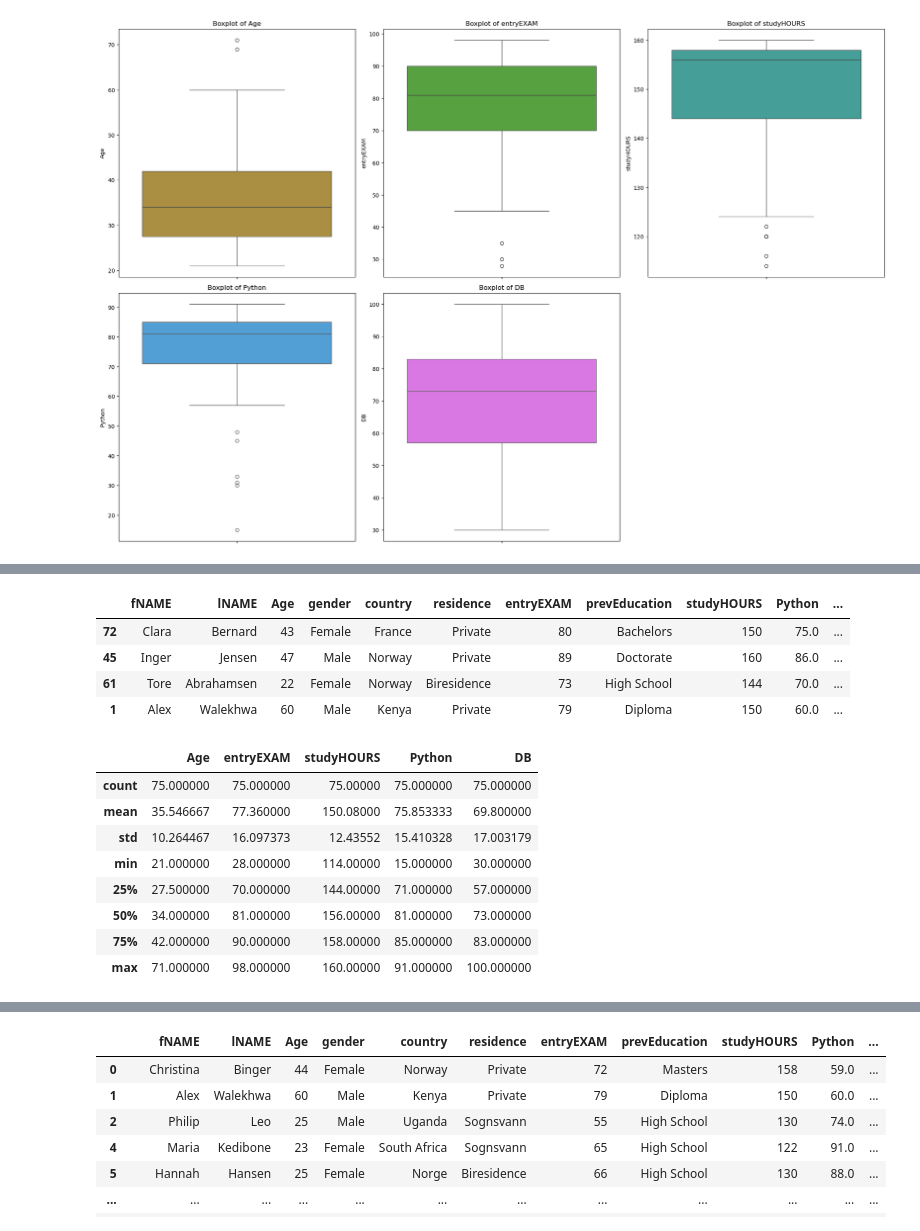
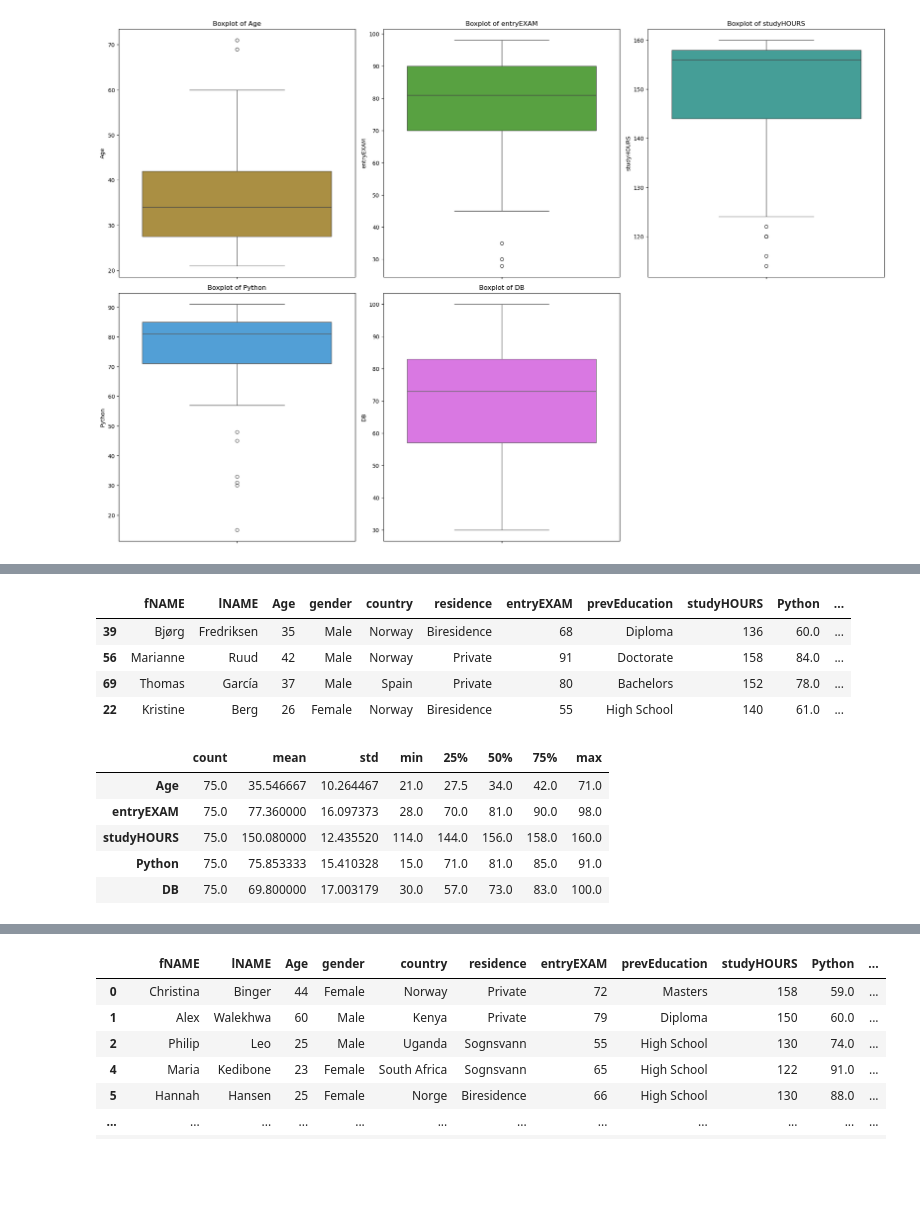
Before and after one commit to Moein1239/Student-Success-Optimization, a Jupyter notebook: Code/United1.ipynb, the cells around one changed output, grey strips where cells are left out. Drawn from its saved outputs; the diff is of its cells as text; code cells hidden in the pictures; blank space fills up the shorter version.

```diff
--- a/Code/United1.ipynb
+++ b/Code/United1.ipynb
@@ -85,7 +121,7 @@ plt.show()
 df['gender'] = df['gender'].replace({'M': 'Male','F': 'Female'})
 df['gender'] = df['gender'].replace({'male': 'Male','female': 'Female'})
 df['residence'] = df['residence'].str.replace(r'[\s\-_]', '', regex=True)
-df['prevEducation'] = df['prevEducation'].replace({'Diplomaaa': 'Diploma'})
+df['prevEducation'] = df['prevEducation'].replace({'Diplomaaa': 'Diploma','Barrrchelors':'Bachelors'})
 df['prevEducation'] = df['prevEducation'].str.replace(r'(?i)^Highschool$', 'High School', regex=True)
 # Alignment of letters
 df['country'] = df['country'].str.strip().str.title()
@@ -95,22 +131,19 @@ df['prevEducation'] = df['prevEducation'].str.strip().str.title()
 df.sample(4)
 # %% [output]
 |  | fNAME | lNAME | Age | gender | country | residence | entryEXAM | prevEducation | studyHOURS | Python | ... |
-| 72 | Clara | Bernard | 43 | Female | France | Private | 80 | Bachelors | 150 | 75.0 | ... |
-| 45 | Inger | Jensen | 47 | Male | Norway | Private | 89 | Doctorate | 160 | 86.0 | ... |
-| 61 | Tore | Abrahamsen | 22 | Female | Norway | Biresidence | 73 | High School | 144 | 70.0 | ... |
-| 1 | Alex | Walekhwa | 60 | Male | Kenya | Private | 79 | Diploma | 150 | 60.0 | ... |
+| 39 | Bjørg | Fredriksen | 35 | Male | Norway | Biresidence | 68 | Diploma | 136 | 60.0 | ... |
+| 56 | Marianne | Ruud | 42 | Male | Norway | Private | 91 | Doctorate | 158 | 84.0 | ... |
+| 69 | Thomas | García | 37 | Male | Spain | Private | 80 | Bachelors | 152 | 78.0 | ... |
+| 22 | Kristine | Berg | 26 | Female | Norway | Biresidence | 55 | High School | 140 | 61.0 | ... |
 # %%
 #EDA
 
-df.describe()
+df.describe().T
 # %% [output]
-|  | Age | entryEXAM | studyHOURS | Python | DB |
-| count | 75.000000 | 75.000000 | 75.00000 | 75.000000 | 75.000000 |
-| mean | 35.546667 | 77.360000 | 150.08000 | 75.853333 | 69.800000 |
-| std | 10.264467 | 16.097373 | 12.43552 | 15.410328 | 17.003179 |
-| min | 21.000000 | 28.000000 | 114.00000 | 15.000000 | 30.000000 |
-| 25% | 27.500000 | 70.000000 | 144.00000 | 71.000000 | 57.000000 |
-| 50% | 34.000000 | 81.000000 | 156.00000 | 81.000000 | 73.000000 |
-| 75% | 42.000000 | 90.000000 | 158.00000 | 85.000000 | 83.000000 |
-| max | 71.000000 | 98.000000 | 160.00000 | 91.000000 | 100.000000 |
+|  | count | mean | std | min | 25% | 50% | 75% | max |
+| Age | 75.0 | 35.546667 | 10.264467 | 21.0 | 27.5 | 34.0 | 42.0 | 71.0 |
+| entryEXAM | 75.0 | 77.360000 | 16.097373 | 28.0 | 70.0 | 81.0 | 90.0 | 98.0 |
+| studyHOURS | 75.0 | 150.080000 | 12.435520 | 114.0 | 144.0 | 156.0 | 158.0 | 160.0 |
+| Python | 75.0 | 75.853333 | 15.410328 | 15.0 | 71.0 | 81.0 | 85.0 | 91.0 |
+| DB | 75.0 | 69.800000 | 17.003179 | 30.0 | 57.0 | 73.0 | 83.0 | 100.0 |
 # %%
```
Also changed, not shown: parts of 8 cells of this notebook.
